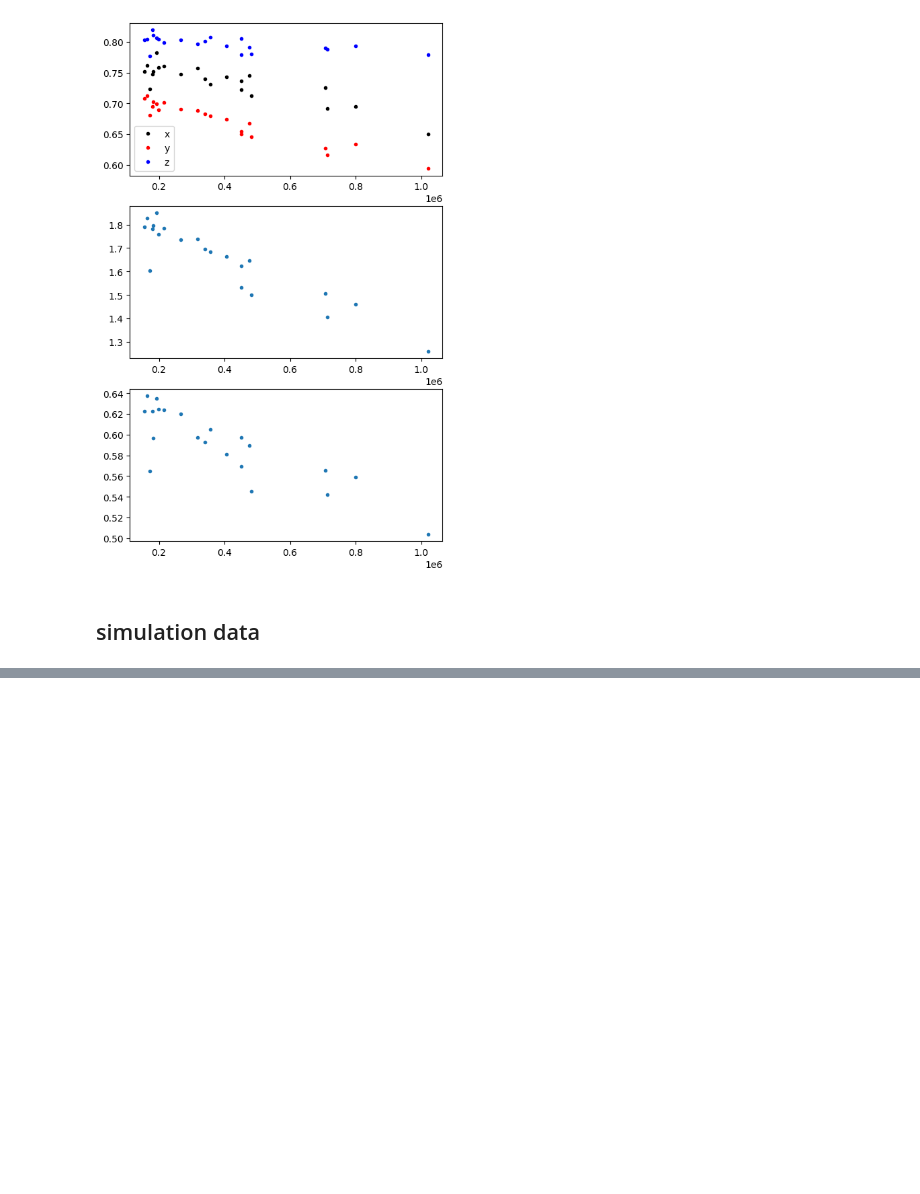
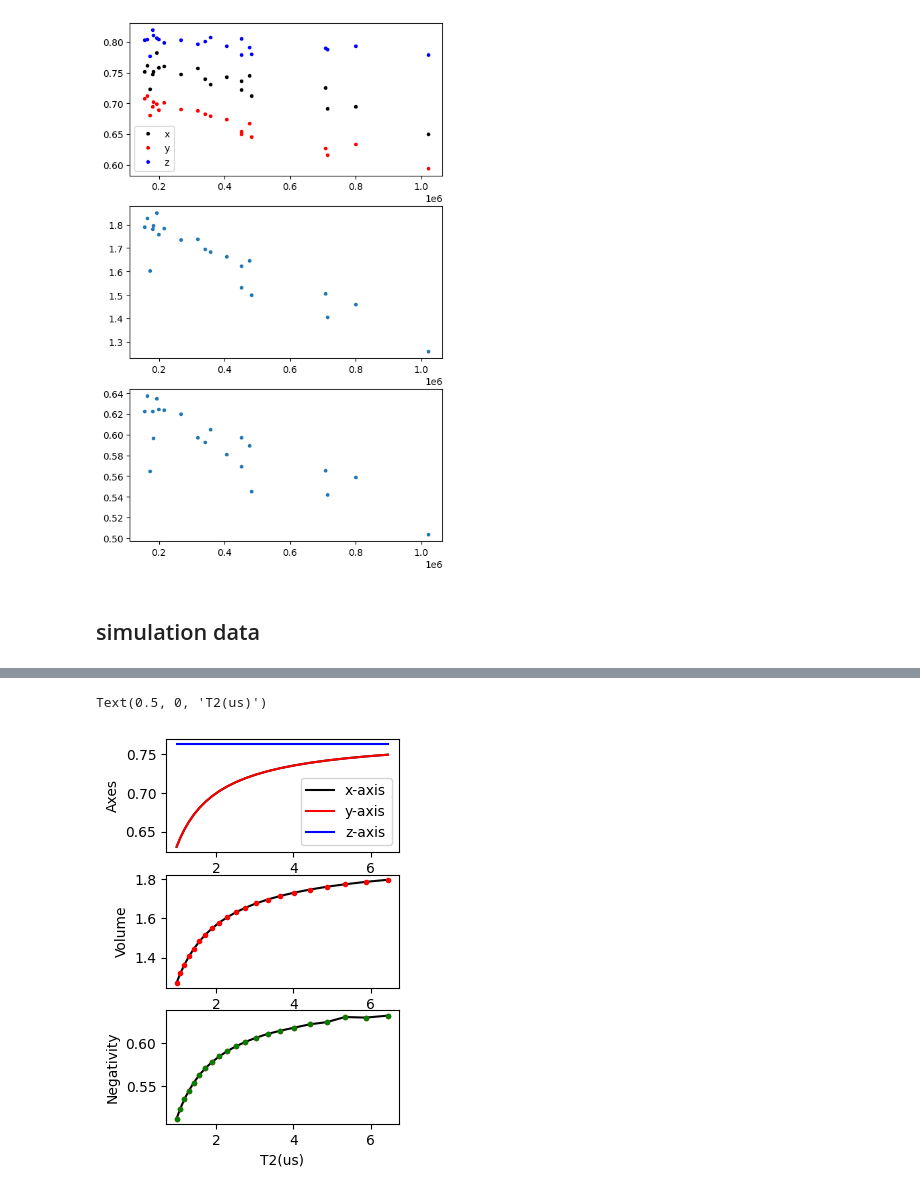
Before and after one commit to 44hsiang/quantum_memory_data, a Jupyter notebook: Markovian_data.ipynb, the cells around one changed output, grey strips where cells are left out. Saved outputs shown, nothing was run; the diff lists cells and outputs as text; code cells hidden in the pictures; blank space fills up the shorter version.

```diff
--- a/Markovian_data.ipynb
+++ b/Markovian_data.ipynb
@@ -234,0 +436,14 @@ ax_robustness.plot(x_list, robust_list, '.')
+# %%
+from quam_libs.quantum_memory.legacy.NoiseAnalyze import Checker
+from quam_libs.quantum_memory.legacy.marcos import negativity_
+
+np.set_printoptions(precision=3, suppress=True)
+for i,key in enumerate(noise_result_dict.keys()):
+    checker = Checker(noise_choi_list[i])
+    choi, count = checker.choi_checker(index=[1], repeat=100, tol=tol, print_reason=False)
+    new_negativity = negativity_(choi)
+    print(f"After {count} iterations, the Choi state is:\n{choi}")
+    print(f"Negativity for{key}: {negativity_(choi)}")
+    print('-'*100)
+    noise_result_dict[key]['negativity'] = new_negativity
+    noise_result_dict[key]["choi state"] = choi
@@ -234,0 +491,40 @@ ax_robustness.plot(x_list, robust_list, '.')
+# %%
+from quam_libs.quantum_memory.entanglement_robustness import entanglementRobustness
+for key in noise_result_dict.keys():
+    noise_result_dict[key]['memory robustness'] = entanglementRobustness(noise_result_dict[key]['choi state'])
+# %%
+axes_list = np.array([noise_result_dict[key]['axes'] for key in sim_detuning_Noise_analyze.keys()])
+volume_list = np.array([noise_result_dict[key]['volume'] for key in sim_detuning_Noise_analyze.keys()])
+negativity_list = np.array([noise_result_dict[key]['negativity'] for key in sim_detuning_Noise_analyze.keys()])*2
+robustness_list = np.array([noise_result_dict[key]['memory robustness'] for key in sim_detuning_Noise_analyze.keys()])
+fig = plt.figure(figsize=(3, 5))
+ax_name = ['axes', 'volume', 'negativity']
+ax_axes = fig.add_subplot(len(ax_name), 1, 1)
+ax_volume = fig.add_subplot(len(ax_name), 1, 2)
+ax_negativity = fig.add_subplot(len(ax_name), 1, 3)
+#ax_axes.set_title('simulation T2 and detuning = 5MHz')
+ax_axes.plot(T2_list*1e6,axes_list[:, 0],'k' ,label='x-axis')
+ax_axes.plot(T2_list*1e6,axes_list[:, 1],'r',label='y-axis')
+ax_axes.plot(T2_list*1e6,axes_list[:, 2],'b', label='z-axis')
+ax_axes.legend()
+ax_axes.set_ylabel('Axes')
+ax_volume.plot(T2_list*1e6,volume_list,'k', label='volume')
+ax_volume.plot(T2_list*1e6,volume_list,'.r', label='volume')
+
+ax_volume.set_ylabel('Volume')
+ax_negativity.plot(T2_list*1e6,negativity_list,'k' ,label='negativity')
+ax_negativity.plot(T2_list*1e6,negativity_list,'.r',label='negativity')
+ax_negativity.plot(T2_list*1e6,robustness_list,'.g',label='memory robustness')
+ax_negativity.set_ylabel('Negativity')
+ax_negativity.set_xlabel('T2(us)')
+# if save_plot:
+#     fig.savefig(
+#         "paper_fig/t2_detuning_sim.pdf",
+#         dpi=300,
+#         bbox_inches="tight",
+#         transparent=True,
+#         facecolor="none",
+#     )
+# %% [output]
+Text(0.5, 0, 'T2(us)')
+[figure, added]
```
Also changed, not shown: parts of 11 cells of this notebook, 8 other files.
